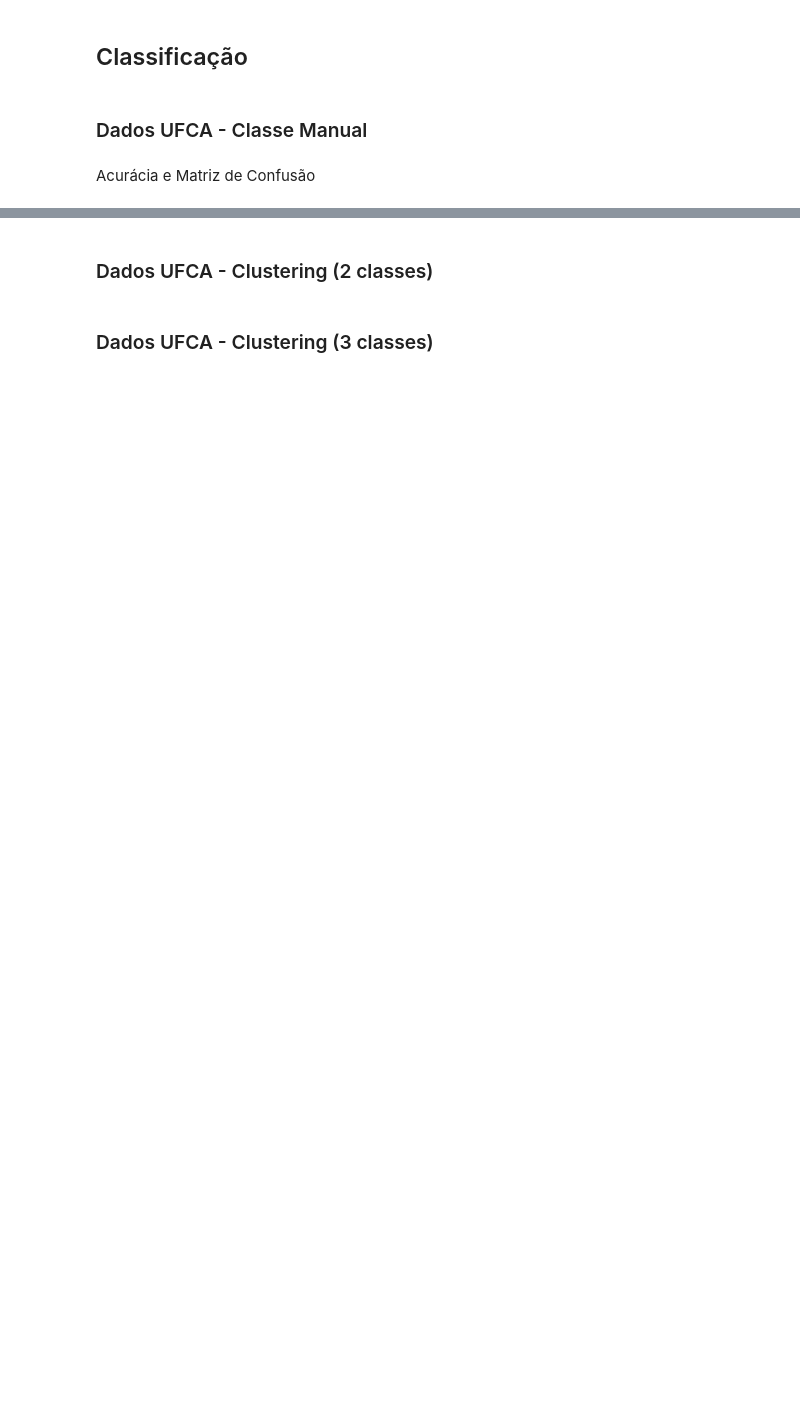
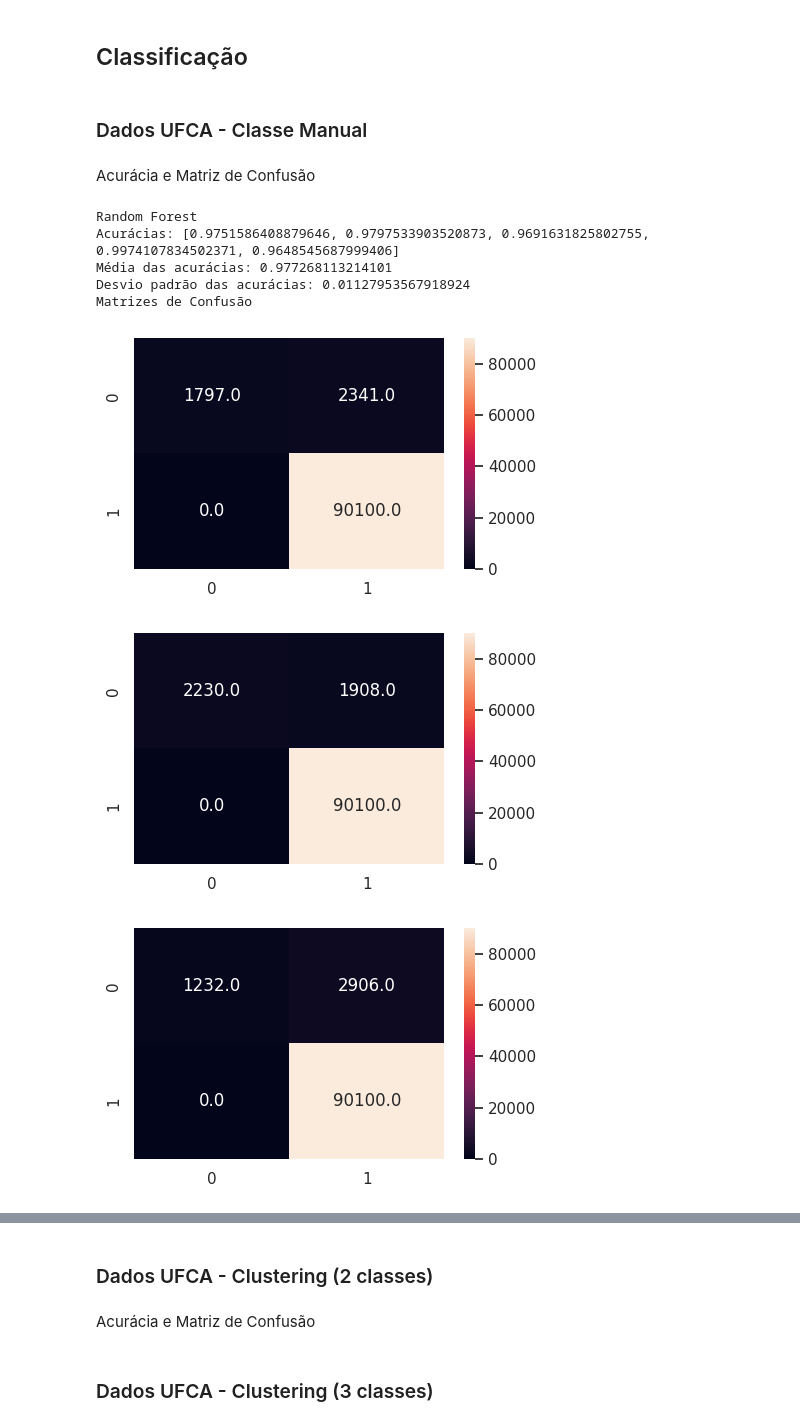
Before and after one commit to laisdumont/C0051-AM, a Jupyter notebook: classification/classificacoes.ipynb, the cells around one changed output, grey strips where cells are left out. Cells and saved outputs as stored; diff of their text form; code cells hidden in the pictures; blank space fills up the shorter version.

```diff
--- a/classification/classificacoes.ipynb
+++ b/classification/classificacoes.ipynb
@@ -44,19 +38,57 @@ for train_index, test_index in folds.split(x, y):
+# %%
+folds = StratifiedKFold(5)
+
+fold_accuracy2 = []
+fold_matrix2 = []
+
+min_max_scaler = MinMaxScaler()
+x = min_max_scaler.fit_transform(x)
+
+for train_index, test_index in folds.split(x, y):
+
+    clf2 = SVC()
+    clf2.fit(x[train_index],y[train_index])
+    predicted2 = clf2.predict(x[test_index])
+    fold_matrix2.append(metrics.confusion_matrix(y[test_index],predicted2))
+    fold_accuracy2.append(metrics.accuracy_score(y[test_index],predicted2))
 # %% [markdown]
 Acurácia e Matriz de Confusão
 # %%
-# print(fold_accuracy)
-# accuracy.append(fold_accuracy)
-# print(accuracy)
-# Matriz de Confusão - Random Forest
+import numpy as np
+
+print('Random Forest')
+
+print('Acurácias:',fold_accuracy1)
+print('Média das acurácias:',np.mean(fold_accuracy1))
+print('Desvio padrão das acurácias:',np.std(fold_accuracy1))
+
+print('Matrizes de Confusão')
 for i in fold_matrix1:
-    sn.set(font_scale=1.4) # for label size
-    sn.heatmap(i, annot=True) # font size
+    plt.figure(figsize=(5,3))
+    sn.set(font_scale=1) # for label size
+    sn.heatmap(i, annot=True, fmt=".1f") # font size
 
     plt.show()
 
-# Matriz de Confusão - Suport Vector Machine
+print('Support Vector Machine')
+
+print('Acurácias:',fold_accuracy2)
+print('Média das acurácias:',np.mean(fold_accuracy2))
+print('Desvio padrão das acurácias:',np.std(fold_accuracy2))
+
+print('Matrizes de Confusão')
 for i in fold_matrix2:
-    sn.set(font_scale=1.4) # for label size
-    sn.heatmap(i, annot=True) # font size
+    plt.figure(figsize=(5,3))
+    sn.set(font_scale=1) # for label size
+    sn.heatmap(i, annot=True, fmt=".1f") # font size
 
     plt.show()
+# %% [output]
+Random Forest
+Acurácias: [0.9751586408879646, 0.9797533903520873, 0.9691631825802755, 0.9974107834502371, 0.9648545687999406]
+Média das acurácias: 0.977268113214101
+Desvio padrão das acurácias: 0.01127953567918924
+Matrizes de Confusão
+[figure, added]
+[figure, added]
+[figure, added]
@@ -93,0 +134,2 @@ for train_index, test_index in folds.split(x, y):
+# %% [markdown]
+Acurácia e Matriz de Confusão
```
Also changed, not shown: parts of 17 cells of this notebook, 26 other files.
